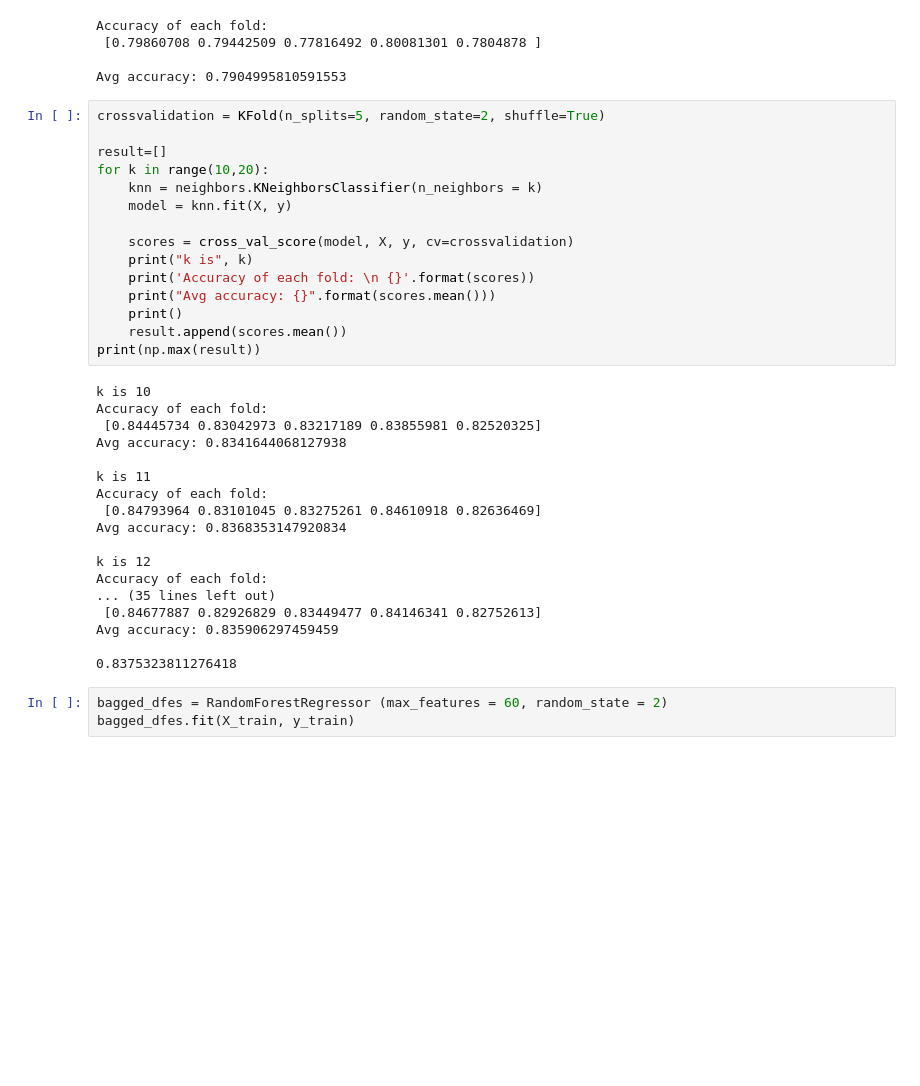
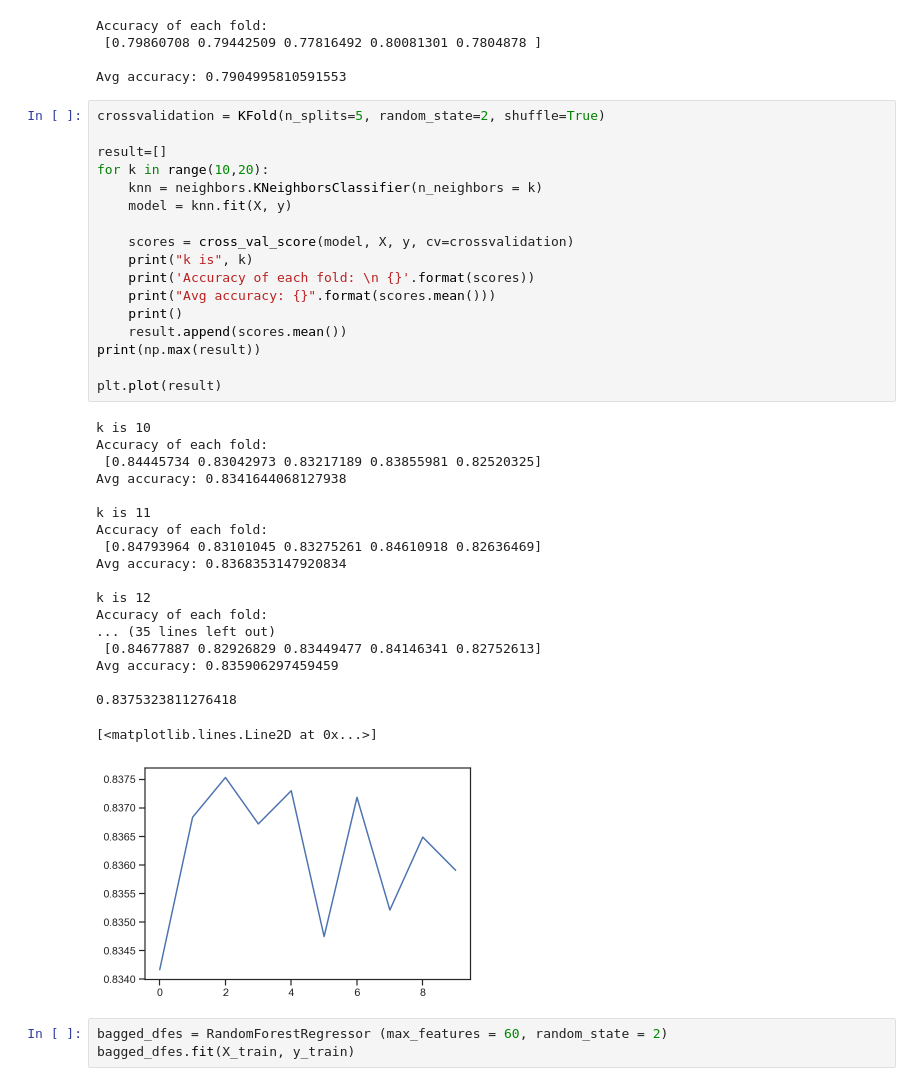
Before and after one commit to michael-suggs/earth-science-svsm, a Jupyter notebook: Classification Models/Bagging and boosting.ipynb, the cells around one changed output. Drawn from its saved outputs; the diff is of its cells as text; blank space fills up the shorter version.

```diff
--- a/Classification Models/Bagging and boosting.ipynb
+++ b/Classification Models/Bagging and boosting.ipynb
@@ -93,33 +93,37 @@ crossvalidation = KFold(n_splits=5, random_state=2, shuffle=True)
 result=[]
 for k in range(10,20):
     knn = neighbors.KNeighborsClassifier(n_neighbors = k)
     model = knn.fit(X, y)
 
     scores = cross_val_score(model, X, y, cv=crossvalidation)
     print("k is", k)
     print('Accuracy of each fold: \n {}'.format(scores))
     print("Avg accuracy: {}".format(scores.mean()))
     print()
     result.append(scores.mean())
 print(np.max(result))
+
+plt.plot(result)
 # %% [output]
 k is 10
 Accuracy of each fold:
  [0.84445734 0.83042973 0.83217189 0.83855981 0.82520325]
 Avg accuracy: 0.8341644068127938
 
 k is 11
 Accuracy of each fold:
  [0.84793964 0.83101045 0.83275261 0.84610918 0.82636469]
 Avg accuracy: 0.8368353147920834
 
 k is 12
 Accuracy of each fold:
 ... (35 lines left out)
  [0.84677887 0.82926829 0.83449477 0.84146341 0.82752613]
 Avg accuracy: 0.835906297459459
 
 0.8375323811276418
+[<matplotlib.lines.Line2D at 0x...>]
+[figure, added]
 # %%
 bagged_dfes = RandomForestRegressor (max_features = 60, random_state = 2)
 bagged_dfes.fit(X_train, y_train)
```
Also changed, not shown: parts of 2 cells of this notebook, 1 other file.
